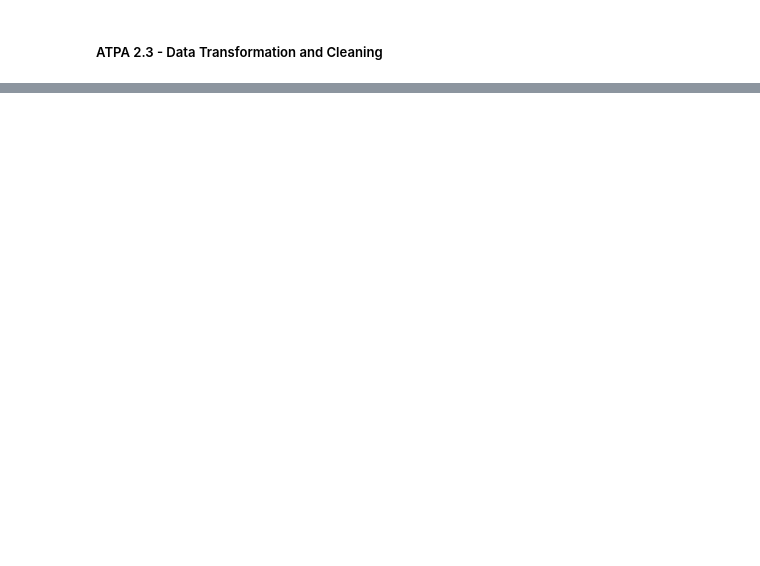
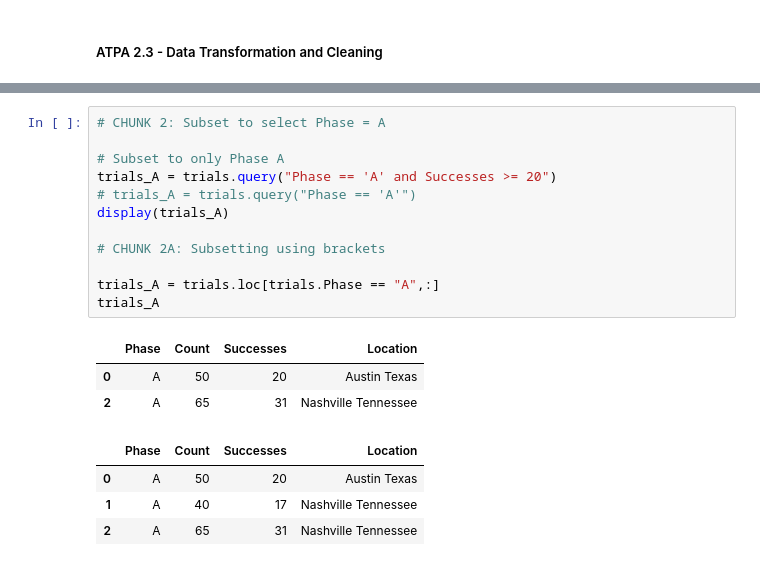
Before and after one commit to M-Christensen/ATPA, a Jupyter notebook: SOAModule_Notes/Module2/Sec2_DataTransformationCleaning.ipynb, the cells around one changed output, grey strips where cells are left out. Cells and saved outputs as stored; diff of their text form; blank space fills up the shorter version.

```diff
--- a/SOAModule_Notes/Module2/Sec2_DataTransformationCleaning.ipynb
+++ b/SOAModule_Notes/Module2/Sec2_DataTransformationCleaning.ipynb
@@ -725,0 +24,20 @@ auto
+# %%
+# CHUNK 2: Subset to select Phase = A
+
+# Subset to only Phase A
+trials_A = trials.query("Phase == 'A' and Successes >= 20")
+# trials_A = trials.query("Phase == 'A'")
+display(trials_A)
+
+# CHUNK 2A: Subsetting using brackets
+
+trials_A = trials.loc[trials.Phase == "A",:]
+trials_A
+# %% [output]
+|  | Phase | Count | Successes | Location |
+| 0 | A | 50 | 20 | Austin Texas |
+| 2 | A | 65 | 31 | Nashville Tennessee |
+|  | Phase | Count | Successes | Location |
+| 0 | A | 50 | 20 | Austin Texas |
+| 1 | A | 40 | 17 | Nashville Tennessee |
+| 2 | A | 65 | 31 | Nashville Tennessee |
```
Also changed, not shown: parts of 74 cells of this notebook, 1 other file.
